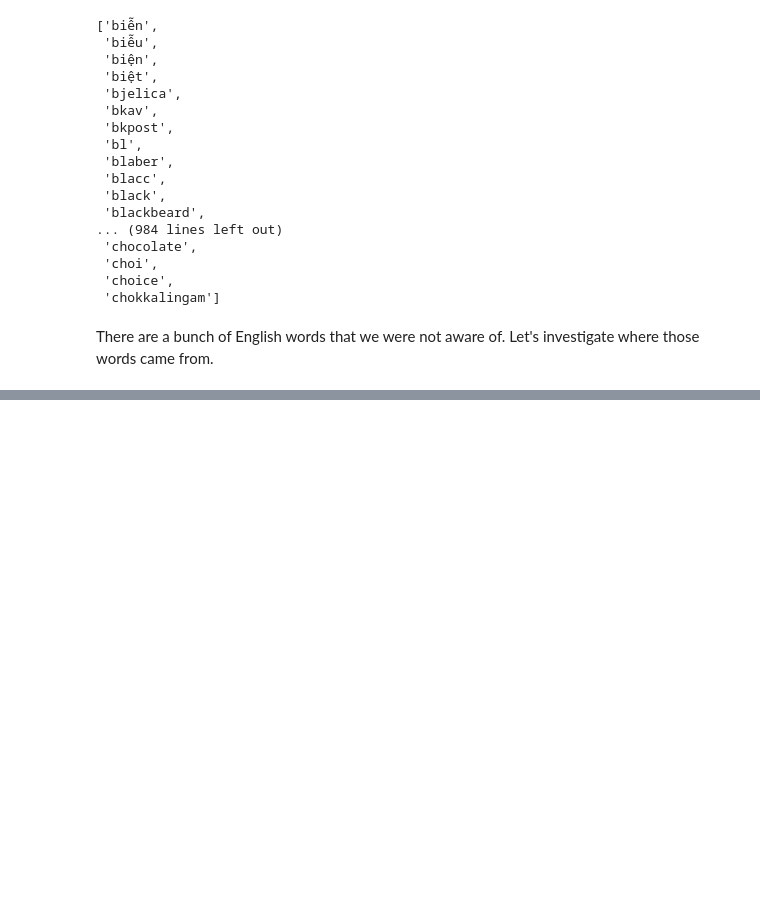
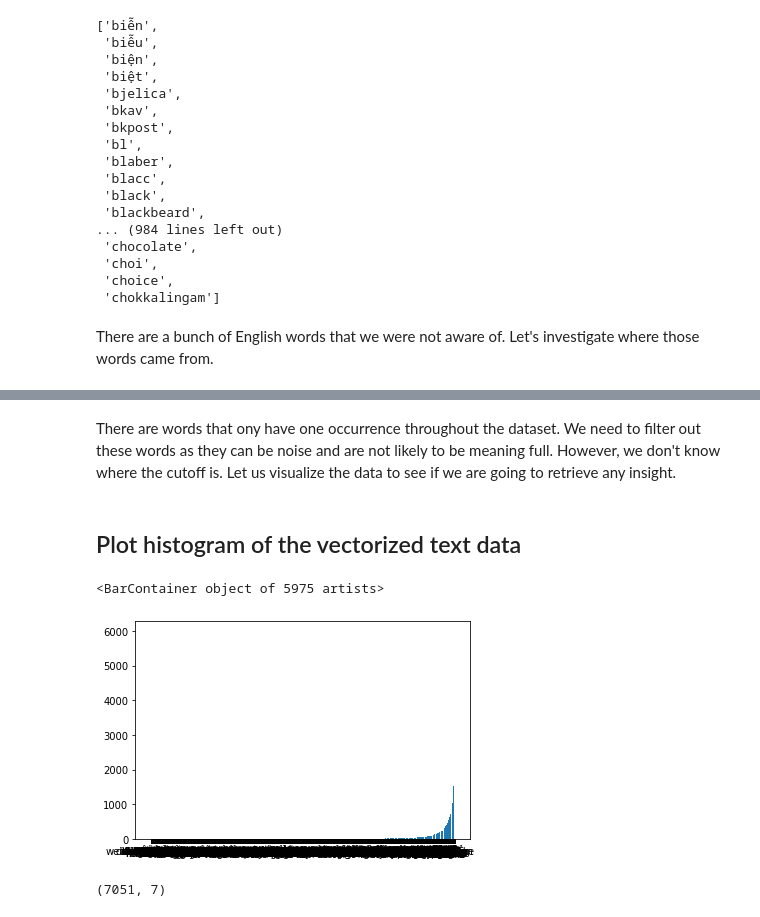
Before and after one commit to tiendatngcs/NLP, a Jupyter notebook: Data_cleaning_Vietnamese_news_topic_classifier.ipynb, the cells around one changed output, grey strips where cells are left out. Cells and saved outputs as stored; diff of their text form; code cells hidden in the pictures; blank space fills up the shorter version.

```diff
--- a/Data_cleaning_Vietnamese_news_topic_classifier.ipynb
+++ b/Data_cleaning_Vietnamese_news_topic_classifier.ipynb
@@ -158,0 +180,4 @@ There are a bunch of English words that we were not aware of. Let's investigate
+# %% [markdown]
+There are words that ony have one occurrence throughout the dataset. We need to filter out these words as they can be noise and are not likely to be meaning full. However, we don't know where the cutoff is. Let us visualize the data to see if we are going to retrieve any insight.
+# %% [markdown]
+## Plot histogram of the vectorized text data
@@ -158,0 +186,10 @@ There are a bunch of English words that we were not aware of. Let's investigate
+# %%
+token_count_df = pd.DataFrame(data=(np.sum(np.transpose(data_cv.toarray()), axis=1)), index=cv.get_feature_names(), columns=["count"], dtype="int32")
+# %%
+token_count_df = token_count_df.sort_values(by="count", axis=0)
+# %%
+sample_token_count_df = token_count_df.sample(frac=0.4,).sort_values(by="count", axis=0)
+plt.bar(x = sample_token_count_df.index, height = np.array(sample_token_count_df["count"]))
+# %% [output]
+<BarContainer object of 5975 artists>
+[figure, added]
@@ -158,0 +198,4 @@ There are a bunch of English words that we were not aware of. Let's investigate
+# %%
+filtered_df
+# %% [output]
+(7051, 7)
```
Also changed, not shown: parts of 9 cells of this notebook.
